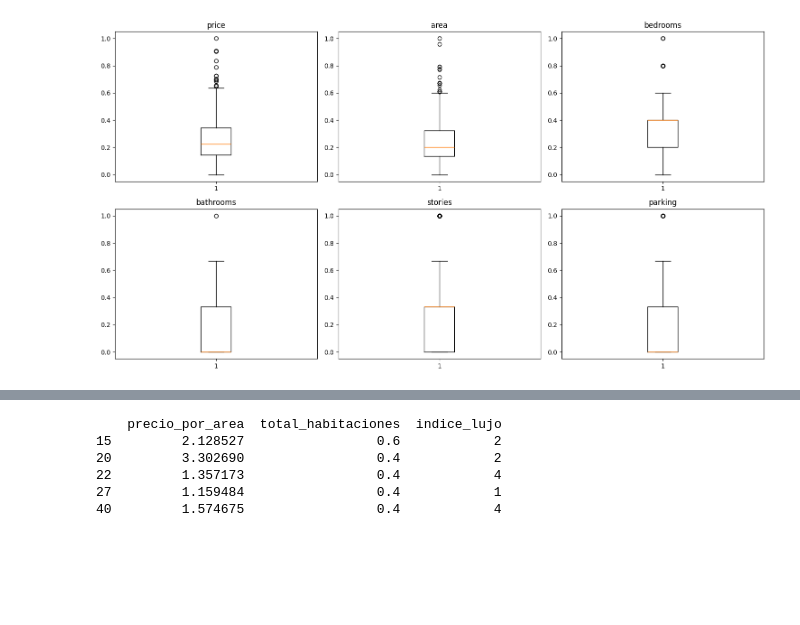
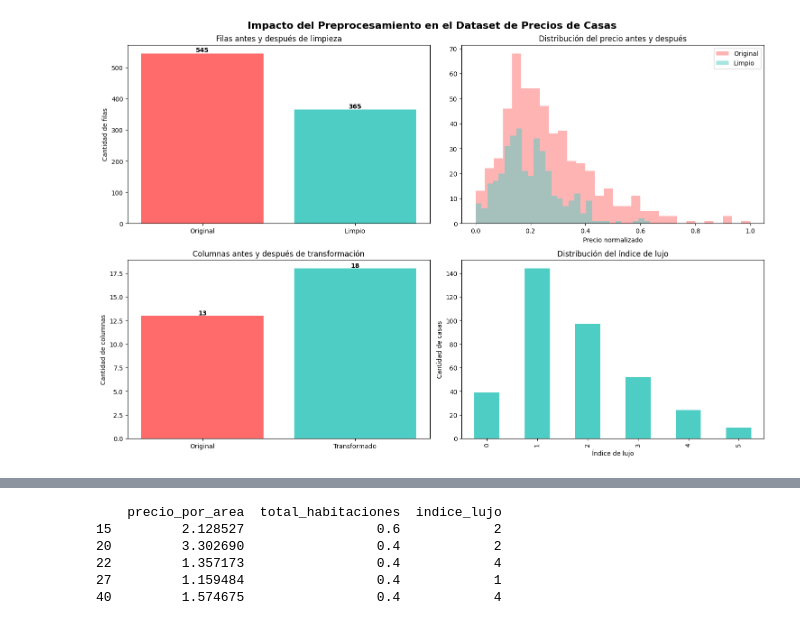
Before and after one commit to matiasCaileo/repaso-ciencia, a Jupyter notebook: notebooks/Untitled1.ipynb, the cells around one changed output, grey strips where cells are left out. Drawn from its saved outputs; the diff is of its cells as text; code cells hidden in the pictures; blank space fills up the shorter version.

Commit message:
flujo completo con comentarios, visualizacion y README

```diff
--- a/notebooks/Untitled1.ipynb
+++ b/notebooks/Untitled1.ipynb
@@ -53,7 +103,18 @@ dtype: int64
 # %%
-columnas_texto = ['mainroad', 'guestroom', 'basement', 'hotwaterheating',
-                  'airconditioning', 'prefarea', 'furnishingstatus']
+# ============================================
+# PASO 5: NORMALIZACIÓN (MinMax)
+# Escalamos los valores numéricos entre 0 y 1
+# para que ninguna variable domine por su magnitud
+# ============================================
 
-for col in columnas_texto:
-    print(f"{col}: {df[col].unique()}")
+from sklearn.preprocessing import MinMaxScaler
+
+scaler = MinMaxScaler()
+
+columnas_numericas = ['price', 'area', 'bedrooms', 'bathrooms', 'stories', 'parking']
+
+df[columnas_numericas] = scaler.fit_transform(df[columnas_numericas])
+
+# Verificamos que los valores están entre 0 y 1
+df[columnas_numericas].describe()
 # %% [output]
@@ -147,15 +254,45 @@ df_std.head()
 # %%
-import matplotlib.pyplot as plt
+# ============================================
+# PASO 11: VISUALIZACIÓN FINAL
+# Comparamos el dataset antes y después del
+# preprocesamiento para mostrar el impacto
+# de las transformaciones aplicadas
+# ============================================
 
-fig, axes = plt.subplots(2, 3, figsize=(15, 8))
-axes = axes.flatten()
+fig, axes = plt.subplots(2, 2, figsize=(15, 10))
+fig.suptitle("Impacto del Preprocesamiento en el Dataset de Precios de Casas",
+             fontsize=16, fontweight='bold')
 
-for i, col in enumerate(columnas_numericas):
-    axes[i].boxplot(df[col])
-    axes[i].set_title(col)
+# Gráfico 1: Filas antes y después
+axes[0, 0].bar(['Original', 'Limpio'], [545, 365], color=['#FF6B6B', '#4ECDC4'])
+axes[0, 0].set_title("Filas antes y después de limpieza")
+axes[0, 0].set_ylabel("Cantidad de filas")
+for i, v in enumerate([545, 365]):
+    axes[0, 0].text(i, v + 5, str(v), ha='center', fontweight='bold')
+
+# Gráfico 2: Distribución del precio antes y después
+axes[0, 1].hist(df['price'], bins=30, alpha=0.5, label='Original', color='#FF6B6B')
+axes[0, 1].hist(df_limpio['price'], bins=30, alpha=0.5, label='Limpio', color='#4ECDC4')
+axes[0, 1].set_title("Distribución del precio antes y después")
+axes[0, 1].set_xlabel("Precio normalizado")
+axes[0, 1].legend()
+
+# Gráfico 3: Columnas antes y después
+axes[1, 0].bar(['Original', 'Transformado'], [13, 18], color=['#FF6B6B', '#4ECDC4'])
+axes[1, 0].set_title("Columnas antes y después de transformación")
+axes[1, 0].set_ylabel("Cantidad de columnas")
+for i, v in enumerate([13, 18]):
+    axes[1, 0].text(i, v + 0.1, str(v), ha='center', fontweight='bold')
+
+# Gráfico 4: Índice de lujo de las casas
+df_limpio['indice_lujo'].value_counts().sort_index().plot(
+    kind='bar', ax=axes[1, 1], color='#4ECDC4')
+axes[1, 1].set_title("Distribución del índice de lujo")
+axes[1, 1].set_xlabel("Índice de lujo")
+axes[1, 1].set_ylabel("Cantidad de casas")
 
 plt.tight_layout()
 plt.show()
 # %% [output]
-[figure, old version]
+[figure, new version]
 # %%
```
Also changed, not shown: parts of 11 cells of this notebook, 1 other file.
